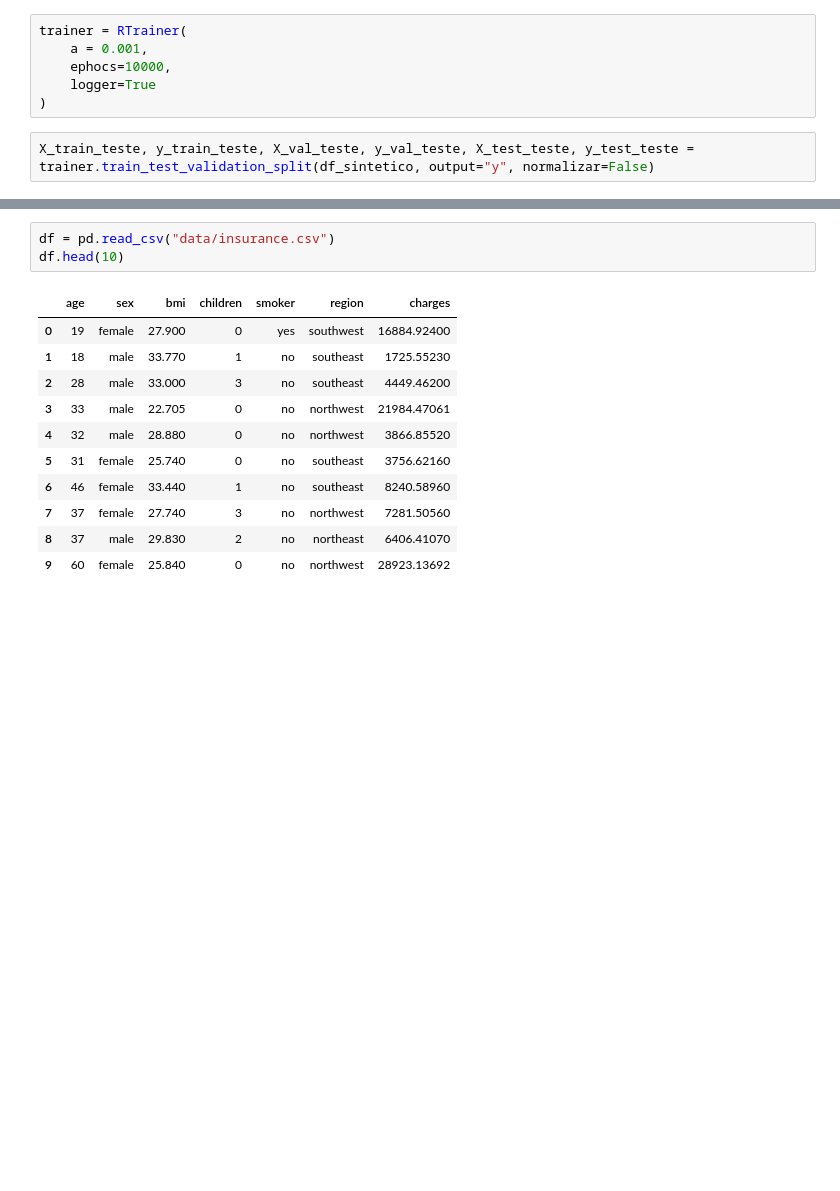
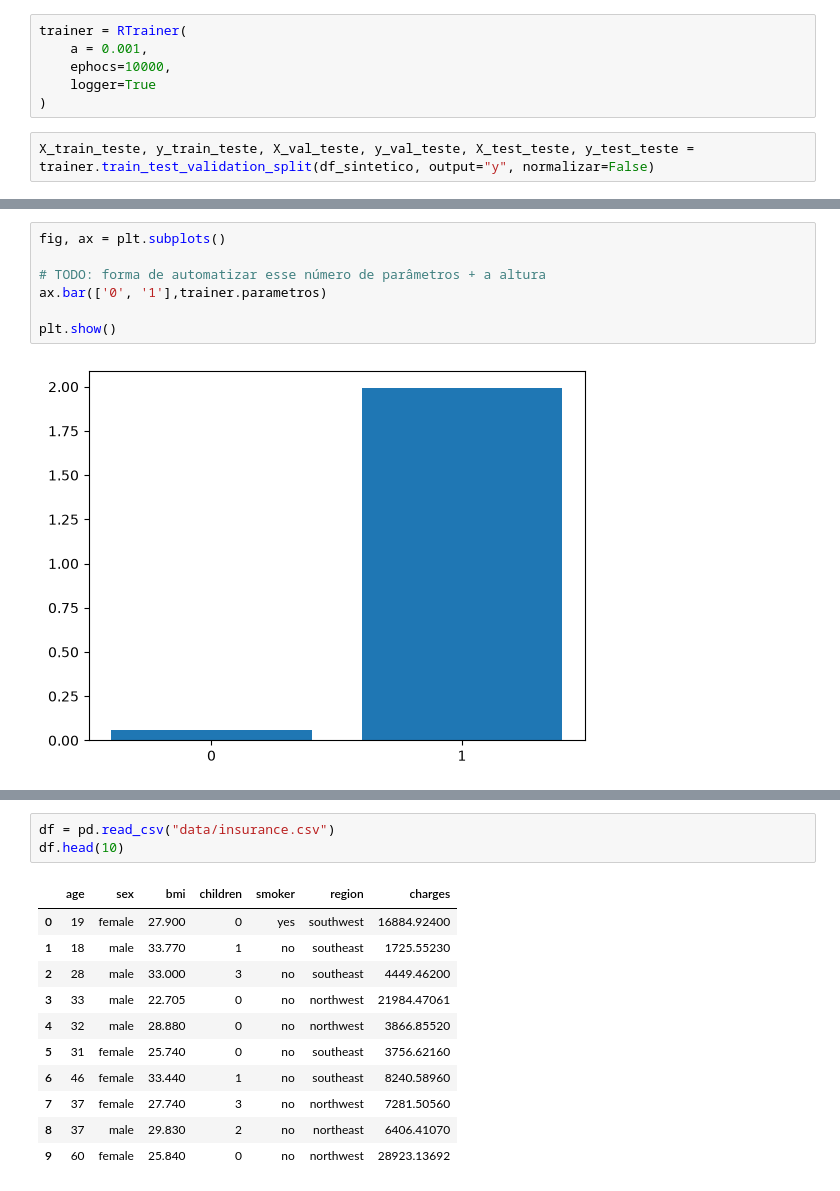
Before and after one commit to expeditow/machine-learning-study, a Jupyter notebook: regres-linear-grad.ipynb, the cells around one changed output, grey strips where cells are left out. Cells and saved outputs as stored; diff of their text form; blank space fills up the shorter version.

```diff
--- a/regres-linear-grad.ipynb
+++ b/regres-linear-grad.ipynb
@@ -329,0 +294,9 @@ dtype: int64
+# %%
+fig, ax = plt.subplots()
+
+# TODO: forma de automatizar esse número de parâmetros + a altura
+ax.bar(['0', '1'],trainer.parametros)
+
+plt.show()
+# %% [output]
+[figure, added]
```
Also changed, not shown: parts of 8 cells of this notebook.
